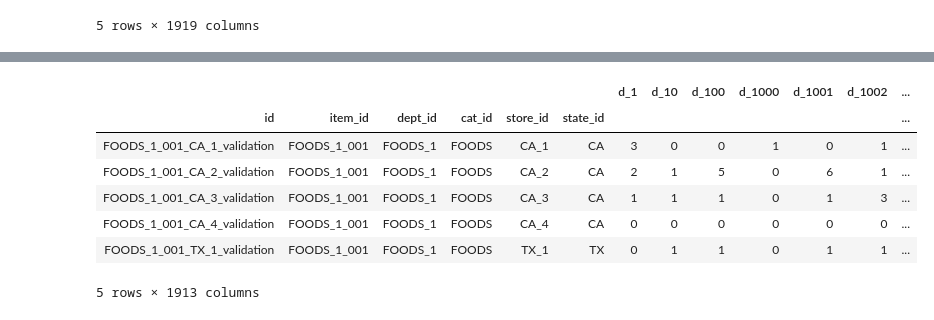
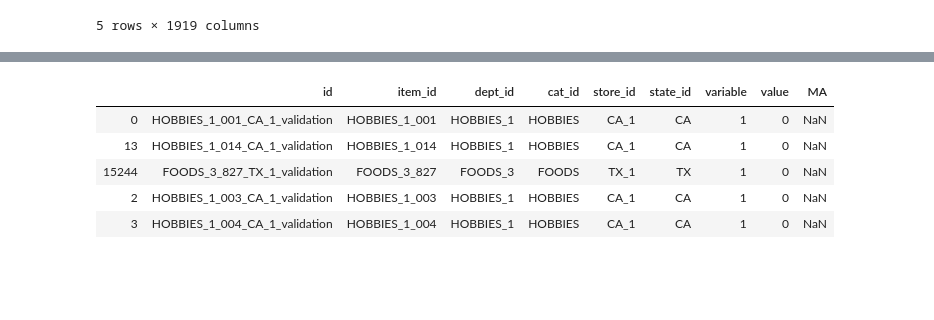
Before and after one commit to piszewc/python-deep-learning-data-science, a Jupyter notebook: Kaggle/M5 Forecasting Accuracy.ipynb, the cells around one changed output, grey strips where cells are left out. Saved outputs shown, nothing was run; the diff lists cells and outputs as text; code cells hidden in the pictures; blank space fills up the shorter version.

```diff
--- a/Kaggle/M5 Forecasting Accuracy.ipynb
+++ b/Kaggle/M5 Forecasting Accuracy.ipynb
@@ -16,5 +16,5 @@ sales_train_validation.head(5)
 # %%
 d_cols = [c for c in sales_train_validation.columns if 'd_' in c] # sales data columns
 # %%
-pivoted = sales_train_validation.pivot_table(
-                        index=['id','item_id','dept_id','cat_id','store_id','state_id'])
+stacked = pd.melt(sales_train_validation, id_vars=['id','item_id','dept_id','cat_id','store_id','state_id'], value_vars=d_cols)
+stacked.head(10)
@@ -20,0 +44,3 @@ pivoted = sales_train_validation.pivot_table(
+# %%
+stacked['variable'] = stacked['variable'].map(lambda x: int(x.lstrip('d_')))
+stacked.head(5)
@@ -20,0 +54,2 @@ pivoted = sales_train_validation.pivot_table(
+# %%
+stacked = stacked.sort_values('variable')
@@ -21,11 +62,11 @@ pivoted = sales_train_validation.pivot_table(
+# %%
+stacked['MA'] = stacked['variable'].rolling(window=7).mean()
 # %%
-pivoted.head(5)
+stacked.head(5)
 # %% [output]
-|  |  |  |  |  |  | d_1 | d_10 | d_100 | d_1000 | d_1001 | d_1002 | ... |
-| id | item_id | dept_id | cat_id | store_id | state_id |  |  |  |  |  |  | ... |
-| FOODS_1_001_CA_1_validation | FOODS_1_001 | FOODS_1 | FOODS | CA_1 | CA | 3 | 0 | 0 | 1 | 0 | 1 | ... |
-| FOODS_1_001_CA_2_validation | FOODS_1_001 | FOODS_1 | FOODS | CA_2 | CA | 2 | 1 | 5 | 0 | 6 | 1 | ... |
-| FOODS_1_001_CA_3_validation | FOODS_1_001 | FOODS_1 | FOODS | CA_3 | CA | 1 | 1 | 1 | 0 | 1 | 3 | ... |
-| FOODS_1_001_CA_4_validation | FOODS_1_001 | FOODS_1 | FOODS | CA_4 | CA | 0 | 0 | 0 | 0 | 0 | 0 | ... |
-| FOODS_1_001_TX_1_validation | FOODS_1_001 | FOODS_1 | FOODS | TX_1 | TX | 0 | 1 | 1 | 0 | 1 | 1 | ... |
+|  | id | item_id | dept_id | cat_id | store_id | state_id | variable | value | MA |
+| 0 | HOBBIES_1_001_CA_1_validation | HOBBIES_1_001 | HOBBIES_1 | HOBBIES | CA_1 | CA | 1 | 0 | NaN |
+| 13 | HOBBIES_1_014_CA_1_validation | HOBBIES_1_014 | HOBBIES_1 | HOBBIES | CA_1 | CA | 1 | 0 | NaN |
+| 15244 | FOODS_3_827_TX_1_validation | FOODS_3_827 | FOODS_3 | FOODS | TX_1 | TX | 1 | 0 | NaN |
+| 2 | HOBBIES_1_003_CA_1_validation | HOBBIES_1_003 | HOBBIES_1 | HOBBIES | CA_1 | CA | 1 | 0 | NaN |
+| 3 | HOBBIES_1_004_CA_1_validation | HOBBIES_1_004 | HOBBIES_1 | HOBBIES | CA_1 | CA | 1 | 0 | NaN |
-5 rows × 1913 columns
```
Also changed, not shown: parts of 7 cells of this notebook.
